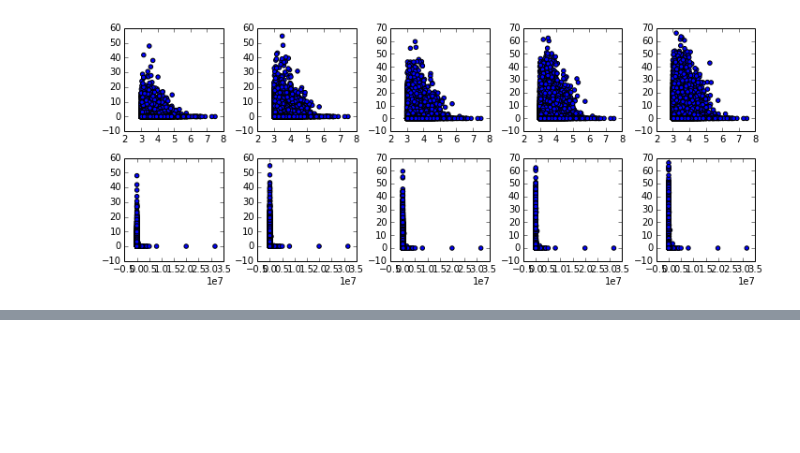
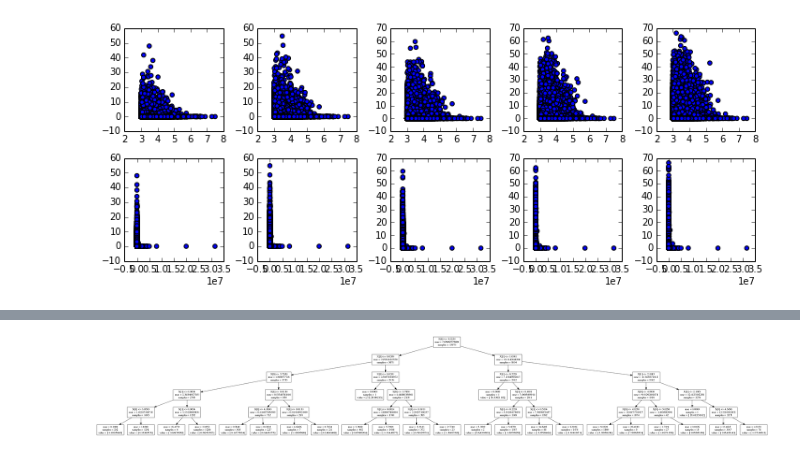
Before and after one commit to AlvinYuan/analyzers, a Jupyter notebook: notebooks/CS294.ipynb, the cells around one changed output, grey strips where cells are left out. Saved outputs shown, nothing was run; the diff lists cells and outputs as text; code cells hidden in the pictures; blank space fills up the shorter version.

Commit message:
explore regression tree.

```diff
--- a/notebooks/CS294.ipynb
+++ b/notebooks/CS294.ipynb
@@ -1685,0 +1613,99 @@ display_tree(rt_model)
+# %%
+"""
+For viewing regression tree
+"""
+from sklearn import tree
+import StringIO
+import pydot
+from IPython.display import display
+from IPython.display import Image
+
+# From HW3
+
+# If too hard to read, right click and view image or copy image location and paste url into new tab
+def display_tree(tmodel):
+    dot_data = StringIO.StringIO()
+    tree.export_graphviz(tmodel, out_file=dot_data)
+    graph = pydot.graph_from_dot_data(dot_data.getvalue())
+    display(Image(graph.create_png()))
+# %%
+%%time
+"""
+Input: raw magnitude, time to previous earthquake
+Output: time till next earthquake
+Model: Regression Tree
+Model Parameters: default
+Model->Alarm Model Function: simple_inverter_alarm_func_generator
+---Results---
+The Regression Tree goodness of fit is better than Linear Regression.
+This suggests that there is some benefit in trying non-linear models.
+Random forests would be good to try too.
+Tuning depth can be explored as well.
+"""
+
+from sklearn.tree import DecisionTreeRegressor
+
+# Set up Input/Output data
+end_cutoff = 1
+beginning_cutoff = 1;
+training_event_times = np.matrix(training["datetime"].values).getT()
+training_matrix = np.concatenate((np.matrix(training[["MAG"]].values)[beginning_cutoff:], offset_till_nth_next(training_event_times, beginning_cutoff)), axis=1)
+training_goals = offset_till_nth_next(training_event_times, end_cutoff)[beginning_cutoff:]
+training_event_times = training_event_times[beginning_cutoff:]
+test_event_times = np.matrix(test["datetime"].values).getT()
+test_matrix = np.concatenate((np.matrix(test[["MAG"]].values)[beginning_cutoff:], offset_till_nth_next(test_event_times, beginning_cutoff)), axis=1)
+test_event_times = test_event_times[beginning_cutoff:]
+
+# Set up Model
+model = DecisionTreeRegressor(max_depth=5) # 5 arbitrary
+
+# Set up Model->Alarm Model Function
+def simple_inverter_alarm_func_generator(multiplier, max_alarm_length):
+    def alarm_func(time_predictions):
+        start_offsets = np.zeros([time_predictions.shape[0], 1])
+        stop_offsets = multiplier * np.maximum(0, (max_alarm_length - time_predictions))
+        return start_offsets, stop_offsets
+    return alarm_func
+
+alarm_func_generator = simple_inverter_alarm_func_generator
+
+# Training/Evaluation Variables
+max_alarm_length = np.max(offset_till_nth_next(training_event_times, 1))
+# Compute alarm_fractions and error_ratios for regression trees on magnitude data by varying multipler
+multipliers = [max_alarm_length * .985**i for i in range(1500)]
+
+# Training
+model.fit(training_matrix[:-end_cutoff,:], training_goals)
+alarm_fractions = []
+error_ratios = []
+for multiplier in multipliers:
+    alarm_model = convert_time_prediction_model_to_alarm_model(model, alarm_func_generator(multiplier, max_alarm_length))
+    alarms = alarm_model(training_matrix, training_event_times)
+    predicted, time_contributions = process_alarms(training_event_times, alarms)
+    alarm_fractions.append(alarm_fraction(training_event_times, time_contributions))
+    error_ratios.append(error_ratio(predicted))
+check_coverage(alarm_fractions, error_ratios)
+training_points = clean_points(alarm_fractions, error_ratios)
+# Print Training Results
+print "Model Goodness of Fit: ", model.score(training_matrix[:-end_cutoff,:], training_goals)
+display_tree(model)
+
+# Evaluation
+alarm_fractions = []
+error_ratios = []
+for multiplier in multipliers:
+    alarm_model = convert_time_prediction_model_to_alarm_model(model, alarm_func_generator(multiplier, max_alarm_length))
+    alarms = alarm_model(test_matrix, test_event_times)
+    predicted, time_contributions = process_alarms(test_event_times, alarms)
+    alarm_fractions.append(alarm_fraction(test_event_times, time_contributions))
+    error_ratios.append(error_ratio(predicted))
+check_coverage(alarm_fractions, error_ratios)
+test_points = clean_points(alarm_fractions, error_ratios)
+
+label = "Regression Tree (MAG, time prev eq) inverted"
+tested_models[label] = { "training": training_points, "test": test_points }
+labels_to_compare = ["Linear Regression (MAG, time prev eq) inverted", label]
+# Print and Plot Results
+printScoresAgainstBaselines(labels_to_compare, True)
+plotAgainstBaselines(labels_to_compare, isList=True)
+# %% [output]
@@ -1685,0 +1713 @@ display_tree(rt_model)
+[figure, added]
```
Also changed, not shown: parts of 20 cells of this notebook.
